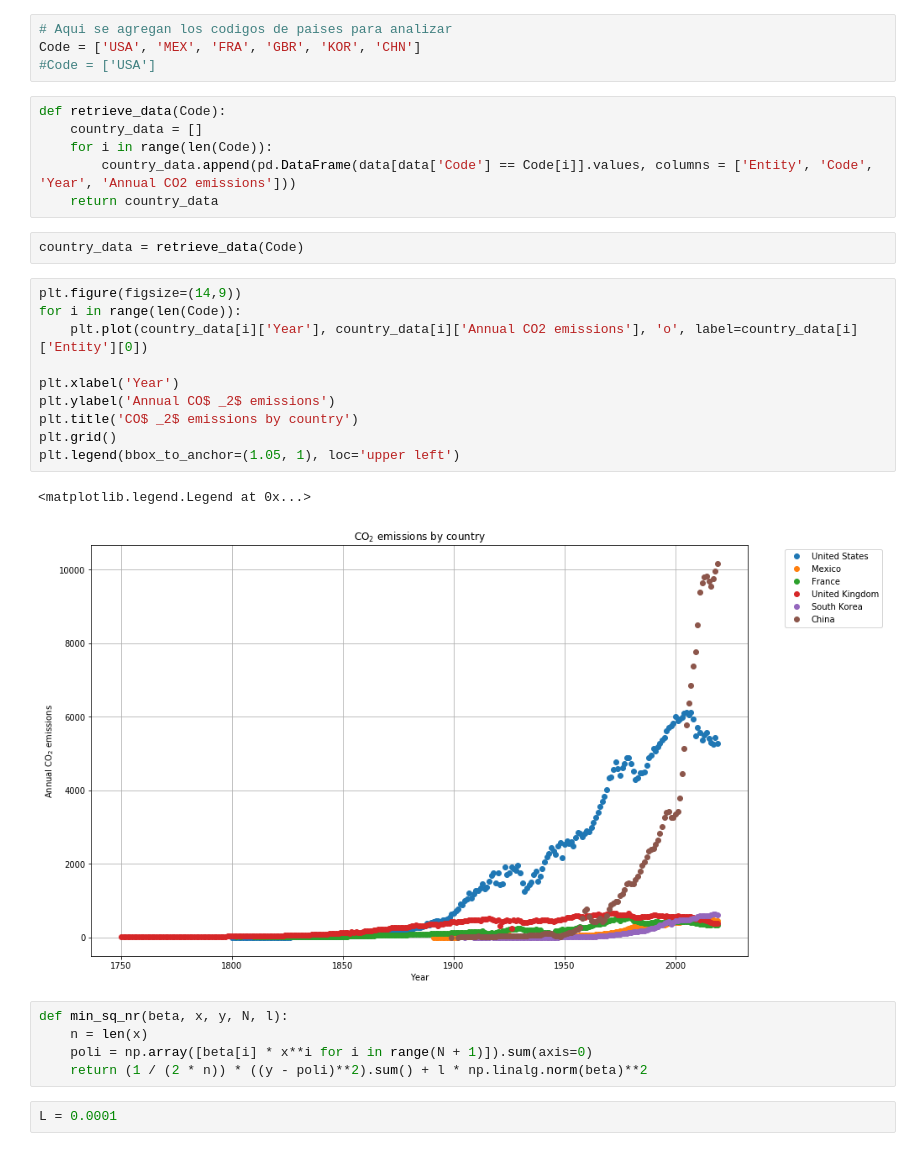
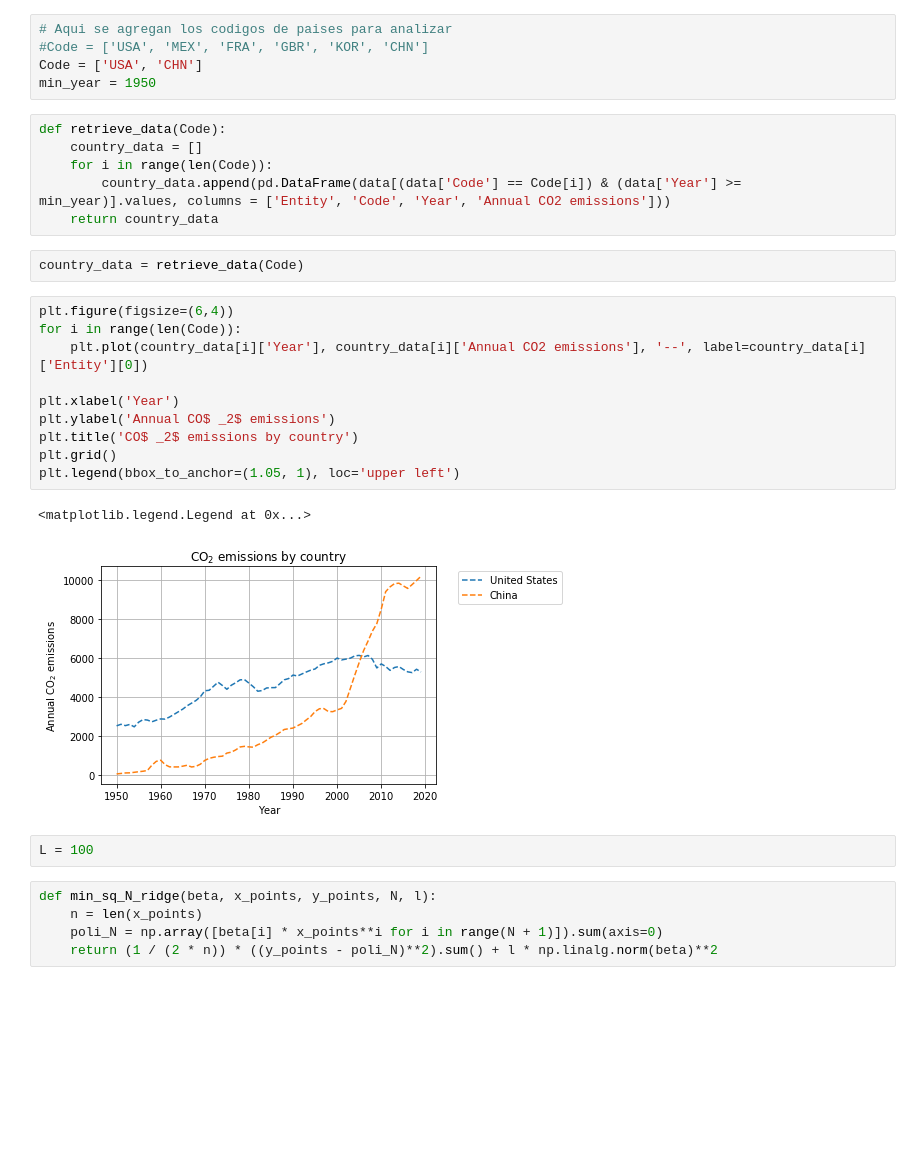
Before and after one commit to Jose-LiraAguas/proyecto1SM, a Jupyter notebook: Proyecto1.ipynb, the cells around one changed output. Drawn from its saved outputs; the diff is of its cells as text; blank space fills up the shorter version.

```diff
--- a/Proyecto1.ipynb
+++ b/Proyecto1.ipynb
@@ -27,34 +12,35 @@ data
 # %%
 # Aqui se agregan los codigos de paises para analizar
-Code = ['USA', 'MEX', 'FRA', 'GBR', 'KOR', 'CHN']
-#Code = ['USA']
+#Code = ['USA', 'MEX', 'FRA', 'GBR', 'KOR', 'CHN']
+Code = ['USA', 'CHN']
+min_year = 1950
 # %%
 def retrieve_data(Code):
     country_data = []
     for i in range(len(Code)):
-        country_data.append(pd.DataFrame(data[data['Code'] == Code[i]].values, columns = ['Entity', 'Code', 'Year', 'Annual CO2 emissions']))
+        country_data.append(pd.DataFrame(data[(data['Code'] == Code[i]) & (data['Year'] >= min_year)].values, columns = ['Entity', 'Code', 'Year', 'Annual CO2 emissions']))
     return country_data
 # %%
 country_data = retrieve_data(Code)
 # %%
-plt.figure(figsize=(14,9))
+plt.figure(figsize=(6,4))
 for i in range(len(Code)):
-    plt.plot(country_data[i]['Year'], country_data[i]['Annual CO2 emissions'], 'o', label=country_data[i]['Entity'][0])
+    plt.plot(country_data[i]['Year'], country_data[i]['Annual CO2 emissions'], '--', label=country_data[i]['Entity'][0])
 
 plt.xlabel('Year')
 plt.ylabel('Annual CO$ _2$ emissions')
 plt.title('CO$ _2$ emissions by country')
 plt.grid()
 plt.legend(bbox_to_anchor=(1.05, 1), loc='upper left')
 # %% [output]
 <matplotlib.legend.Legend at 0x...>
-[figure, old version]
+[figure, new version]
+# %%
+L = 100
 # %%
-def min_sq_nr(beta, x, y, N, l):
-    n = len(x)
-    poli = np.array([beta[i] * x**i for i in range(N + 1)]).sum(axis=0)
-    return (1 / (2 * n)) * ((y - poli)**2).sum() + l * np.linalg.norm(beta)**2
+def min_sq_N_ridge(beta, x_points, y_points, N, l):
+    n = len(x_points)
+    poli_N = np.array([beta[i] * x_points**i for i in range(N + 1)]).sum(axis=0)
+    return (1 / (2 * n)) * ((y_points - poli_N)**2).sum() + l * np.linalg.norm(beta)**2
-# %%
-L = 0.0001
 # %%
 error = []
```
Also changed, not shown: parts of 13 cells of this notebook.
